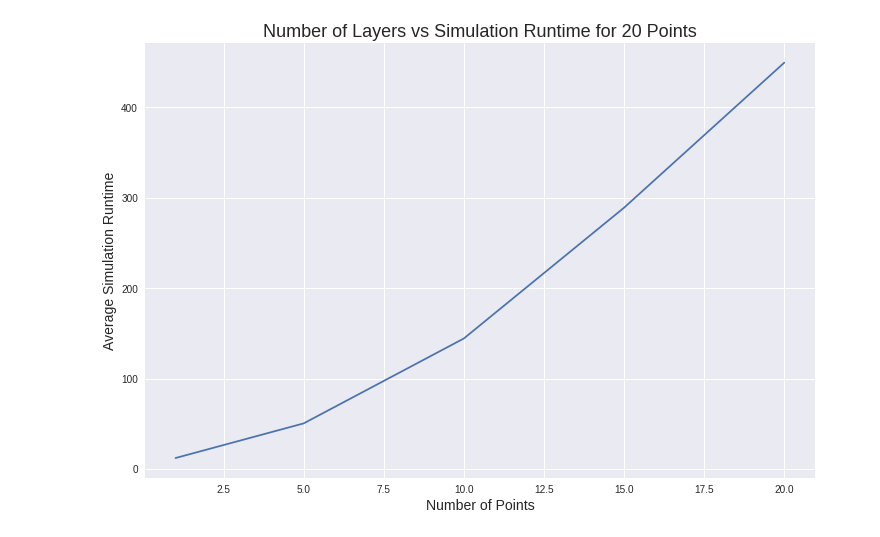
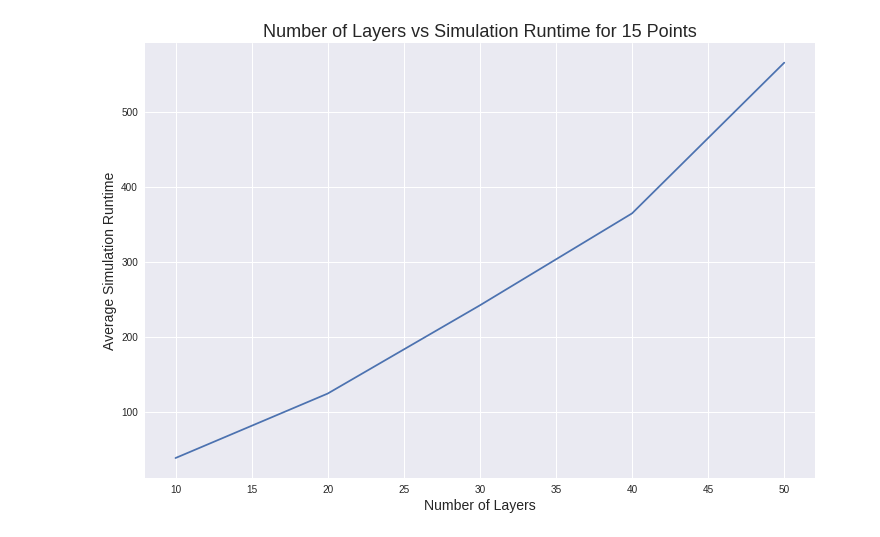
Before and after one commit to samco7/qaoa, a Jupyter notebook: plot_results.ipynb, the cells around one changed output. Cells and saved outputs as stored; diff of their text form; code cells hidden in the pictures.

```diff
--- a/plot_results.ipynb
+++ b/plot_results.ipynb
@@ -64,11 +59,11 @@ plt.show()
 # %%
-# plot number of points vs sim runtime for 20 points
+# plot number of points vs sim runtime for n points
 plt.figure(figsize=(12, 8))
-plt.plot(layers, simtime_20_points)
-plt.title('Number of Layers vs Simulation Runtime for 20 Points', fontsize=18)
-plt.xlabel('Number of Points', fontsize=14)
+plt.plot(layers, simtime_n_points)
+plt.title(f'Number of Layers vs Simulation Runtime for {n_points} Points', fontsize=18)
+plt.xlabel('Number of Layers', fontsize=14)
 plt.ylabel('Average Simulation Runtime', fontsize=14)
 plt.show()
 # %% [output]
-[figure, old version]
+[figure, new version]
 # %%
```
Also changed, not shown: parts of 6 cells of this notebook, 24 other files.
